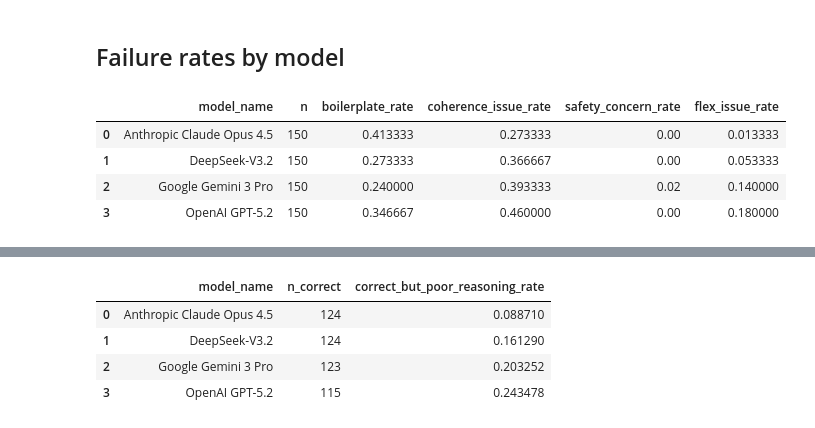
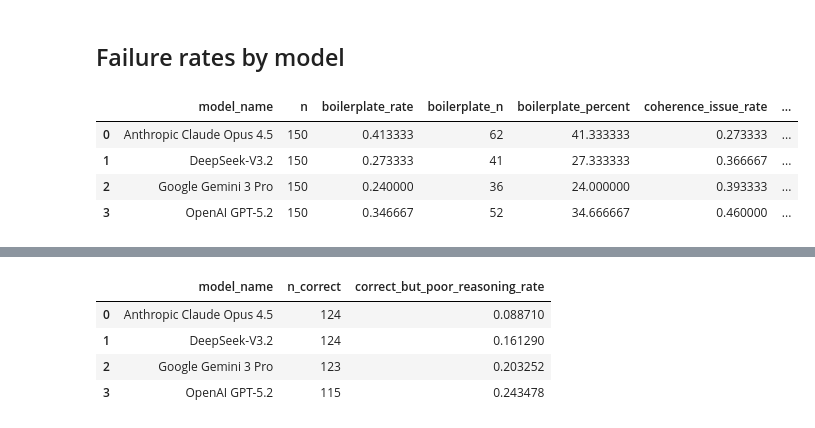
Before and after one commit to BIDS-Xu-Lab/psychiatry-frontier-llm-evaluation, a Jupyter notebook: analysis/reasoning_evaluation/qualitative_analysis.ipynb, the cells around one changed output, grey strips where cells are left out. Cells and saved outputs as stored; diff of their text form; code cells hidden in the pictures.

Commit message:
Add columns to report as n (%)

```diff
--- a/analysis/reasoning_evaluation/qualitative_analysis.ipynb
+++ b/analysis/reasoning_evaluation/qualitative_analysis.ipynb
@@ -512,28 +512,37 @@ Name: commentary, dtype: object
 # %%
 # Domain-level rates by model
 def rate(series, positive_value):
     return (series == positive_value).mean()
 
 domain_rates = []
 for m, sub in df.groupby("model_name"):
     domain_rates.append({
         "model_name": m,
         "n": len(sub),
+        # Report as n (with percent)
         "boilerplate_rate": sub["is_boilerplate"].mean(),
+        "boilerplate_n": sub["is_boilerplate"].sum(),
+        "boilerplate_percent": sub["is_boilerplate"].mean() * 100,
         "coherence_issue_rate": sub["coherence_label"].isin(["no","partial","mixed","no_reasoning","unknown"]).mean(),
+        "coherence_issue_n": sub["coherence_label"].isin(["no","partial","mixed","no_reasoning","unknown"]).sum(),
+        "coherence_issue_percent": sub["coherence_label"].isin(["no","partial","mixed","no_reasoning","unknown"]).mean() * 100,
         "safety_concern_rate": (sub["safety_label"] == "concern").mean(),
+        "safety_concern_n": (sub["safety_label"] == "concern").sum(),
+        "safety_concern_percent": (sub["safety_label"] == "concern").mean() * 100,
         "flex_issue_rate": sub["flexibility_label"].isin(["insufficient","excessive","not_assessable","unknown"]).mean(),
+        "flex_issue_n": sub["flexibility_label"].isin(["insufficient","excessive","not_assessable","unknown"]).sum(),
+        "flex_issue_percent": sub["flexibility_label"].isin(["insufficient","excessive","not_assessable","unknown"]).mean() * 100,
     })
 
 domain_rates = pd.DataFrame(domain_rates).sort_values("model_name")
 domain_rates.to_csv("domain_rates_by_model.csv", index=False)
 domain_rates
 # %% [output]
-|  | model_name | n | boilerplate_rate | coherence_issue_rate | safety_concern_rate | flex_issue_rate |
-| 0 | Anthropic Claude Opus 4.5 | 150 | 0.413333 | 0.273333 | 0.00 | 0.013333 |
-| 1 | DeepSeek-V3.2 | 150 | 0.273333 | 0.366667 | 0.00 | 0.053333 |
-| 2 | Google Gemini 3 Pro | 150 | 0.240000 | 0.393333 | 0.02 | 0.140000 |
-| 3 | OpenAI GPT-5.2 | 150 | 0.346667 | 0.460000 | 0.00 | 0.180000 |
+|  | model_name | n | boilerplate_rate | boilerplate_n | boilerplate_percent | coherence_issue_rate | ... |
+| 0 | Anthropic Claude Opus 4.5 | 150 | 0.413333 | 62 | 41.333333 | 0.273333 | ... |
+| 1 | DeepSeek-V3.2 | 150 | 0.273333 | 41 | 27.333333 | 0.366667 | ... |
+| 2 | Google Gemini 3 Pro | 150 | 0.240000 | 36 | 24.000000 | 0.393333 | ... |
+| 3 | OpenAI GPT-5.2 | 150 | 0.346667 | 52 | 34.666667 | 0.460000 | ... |
 # %%
 # Specific failure modes by model
 failure_modes = []
```
Also changed, not shown: parts of 4 cells of this notebook, 2 other files.
